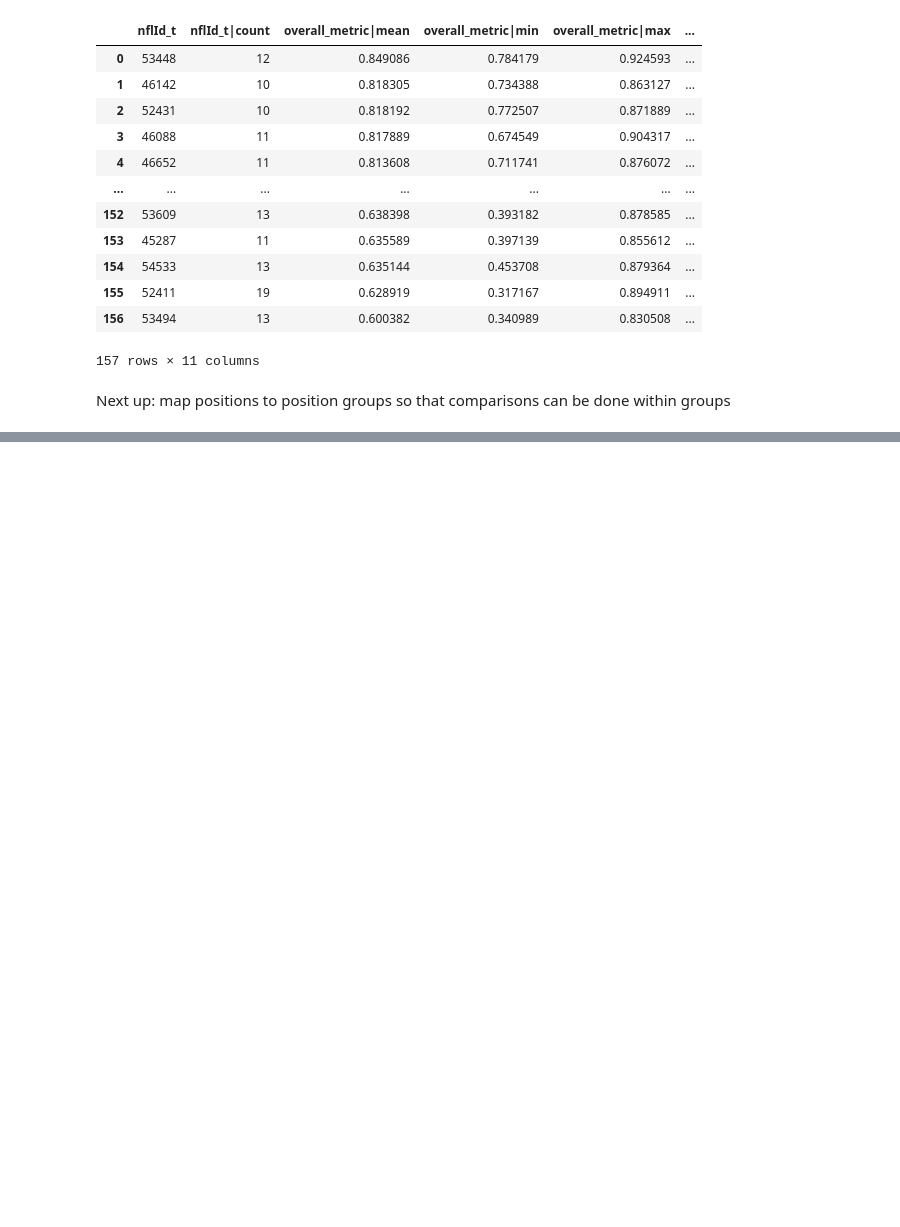
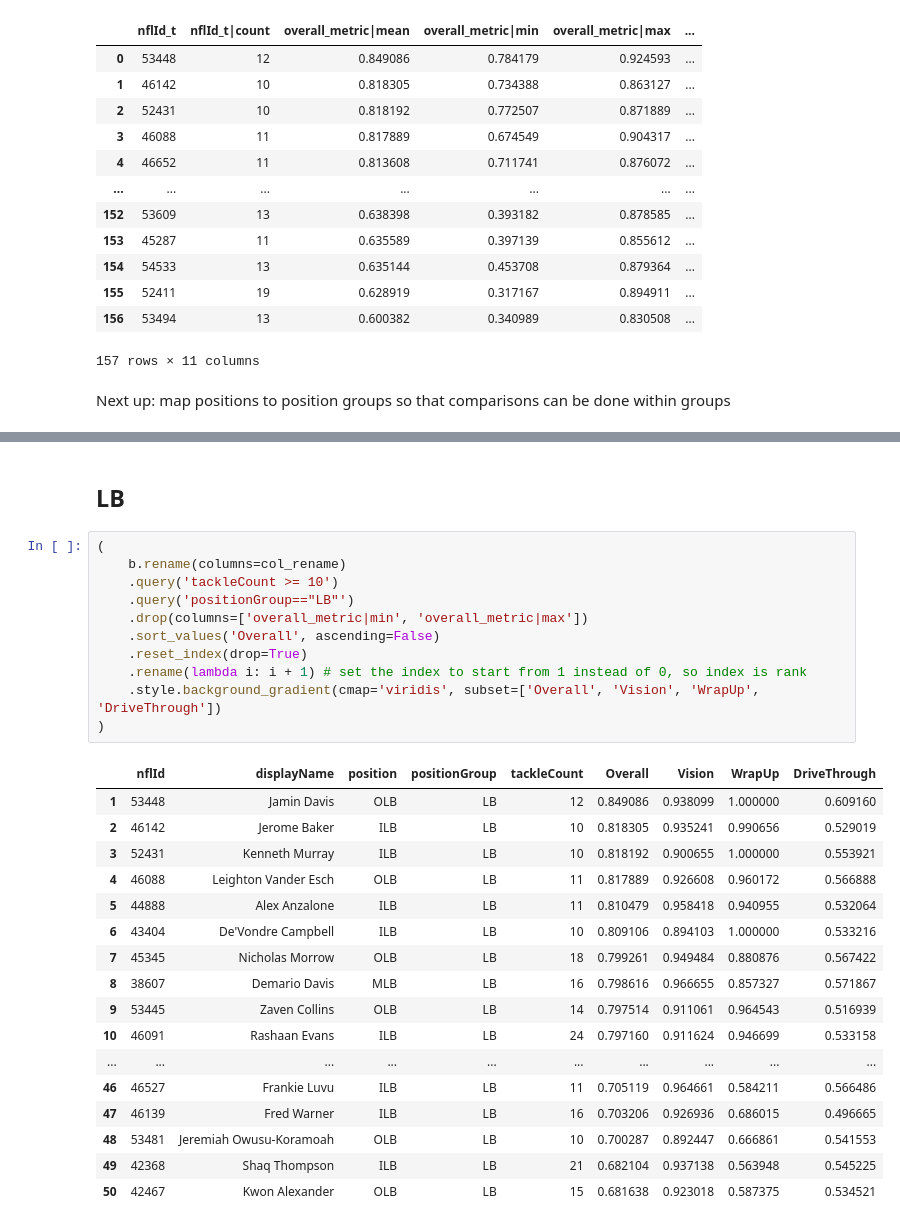
Before and after one commit to pschlais/kaggle_nfl_bdb_2024, a Jupyter notebook: analysis_workspace.ipynb, the cells around one changed output, grey strips where cells are left out. Drawn from its saved outputs; the diff is of its cells as text; blank space fills up the shorter version.

```diff
--- a/analysis_workspace.ipynb
+++ b/analysis_workspace.ipynb
@@ -188,0 +311,31 @@ Next up: map positions to position groups so that comparisons can be done within
+# %% [markdown]
+## LB
+# %%
+(
+    b.rename(columns=col_rename)
+    .query('tackleCount >= 10')
+    .query('positionGroup=="LB"')
+    .drop(columns=['overall_metric|min', 'overall_metric|max'])
+    .sort_values('Overall', ascending=False)
+    .reset_index(drop=True)
+    .rename(lambda i: i + 1) # set the index to start from 1 instead of 0, so index is rank
+    .style.background_gradient(cmap='viridis', subset=['Overall', 'Vision', 'WrapUp', 'DriveThrough'])
+)
+# %% [output]
+|  | nflId | displayName | position | positionGroup | tackleCount | Overall | Vision | WrapUp | DriveThrough |
+| 1 | 53448 | Jamin Davis | OLB | LB | 12 | 0.849086 | 0.938099 | 1.000000 | 0.609160 |
+| 2 | 46142 | Jerome Baker | ILB | LB | 10 | 0.818305 | 0.935241 | 0.990656 | 0.529019 |
+| 3 | 52431 | Kenneth Murray | ILB | LB | 10 | 0.818192 | 0.900655 | 1.000000 | 0.553921 |
+| 4 | 46088 | Leighton Vander Esch | OLB | LB | 11 | 0.817889 | 0.926608 | 0.960172 | 0.566888 |
+| 5 | 44888 | Alex Anzalone | ILB | LB | 11 | 0.810479 | 0.958418 | 0.940955 | 0.532064 |
+| 6 | 43404 | De'Vondre Campbell | ILB | LB | 10 | 0.809106 | 0.894103 | 1.000000 | 0.533216 |
+| 7 | 45345 | Nicholas Morrow | OLB | LB | 18 | 0.799261 | 0.949484 | 0.880876 | 0.567422 |
+| 8 | 38607 | Demario Davis | MLB | LB | 16 | 0.798616 | 0.966655 | 0.857327 | 0.571867 |
+| 9 | 53445 | Zaven Collins | OLB | LB | 14 | 0.797514 | 0.911061 | 0.964543 | 0.516939 |
+| 10 | 46091 | Rashaan Evans | ILB | LB | 24 | 0.797160 | 0.911624 | 0.946699 | 0.533158 |
+| ... | ... | ... | ... | ... | ... | ... | ... | ... | ... |
+| 46 | 46527 | Frankie Luvu | ILB | LB | 11 | 0.705119 | 0.964661 | 0.584211 | 0.566486 |
+| 47 | 46139 | Fred Warner | ILB | LB | 16 | 0.703206 | 0.926936 | 0.686015 | 0.496665 |
+| 48 | 53481 | Jeremiah Owusu-Koramoah | OLB | LB | 10 | 0.700287 | 0.892447 | 0.666861 | 0.541553 |
+| 49 | 42368 | Shaq Thompson | ILB | LB | 21 | 0.682104 | 0.937138 | 0.563948 | 0.545225 |
+| 50 | 42467 | Kwon Alexander | OLB | LB | 15 | 0.681638 | 0.923018 | 0.587375 | 0.534521 |
```
Also changed, not shown: parts of 12 cells of this notebook.
